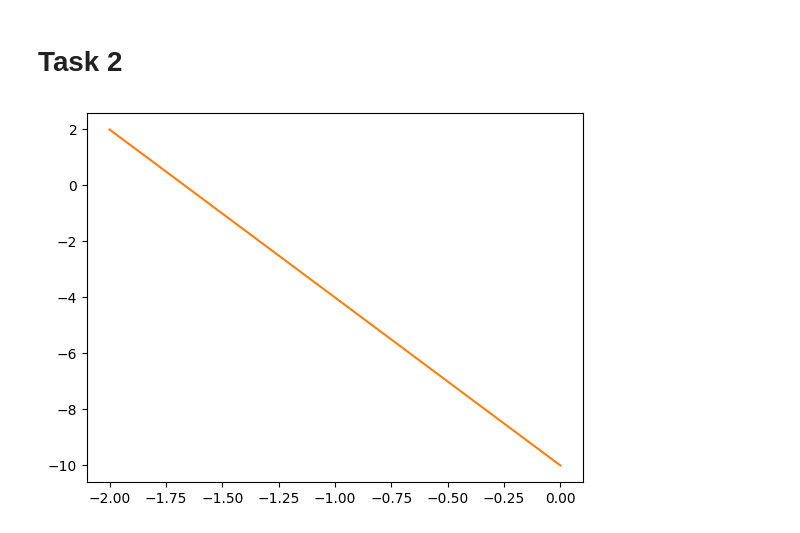
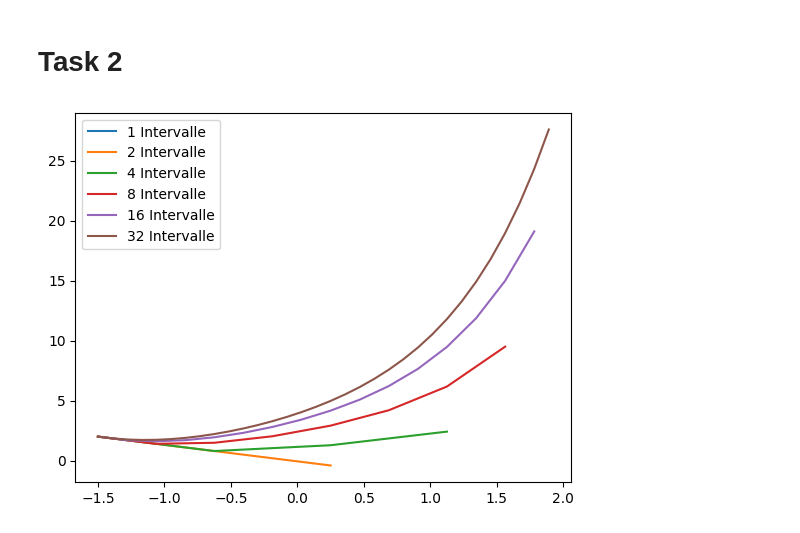
Before and after one commit to JaxRaffnix/Modellbildung-Simulation, a Jupyter notebook: exercise 5/task1.ipynb, the cells around one changed output. Saved outputs shown, nothing was run; the diff lists cells and outputs as text; code cells hidden in the pictures.

Commit message:
finished step interval euler function

```diff
--- a/exercise 5/task1.ipynb
+++ b/exercise 5/task1.ipynb
@@ -95,21 +95,17 @@ TIME_MIN = -1.5
 TIME_MAX = 2
 # %%
 def solve_for_step(steps):
-    time = [floor( TIME_MIN + k * (TIME_MAX - TIME_MIN) / steps) for k in range(steps)]
+    time = [TIME_MIN + k * (TIME_MAX - TIME_MIN) / steps for k in range(steps)]
     y = euler_solver(y_dot, time, 2)
+    # y = [1]*steps
     return time, y
 
-for i in range(2):
+for i in range(6):
     steps = 2**i
     time, y = solve_for_step(steps)
     plt.plot(time, y, label=f"{steps} Intervalle")
 
+plt.legend()
 plt.show()
-
-
-# plt.plot(time, y_heun, label="Euler Verfahren, STEPS 10")
-# plt.legend()
-# plt.title("Neue Funktion")
-# plt.show()
 # %% [output]
-[figure, old version]
+[figure, new version]
```
